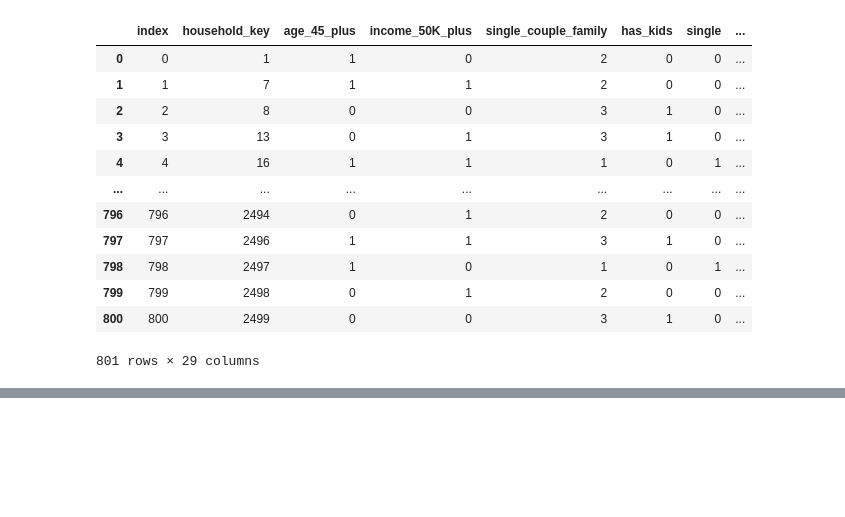
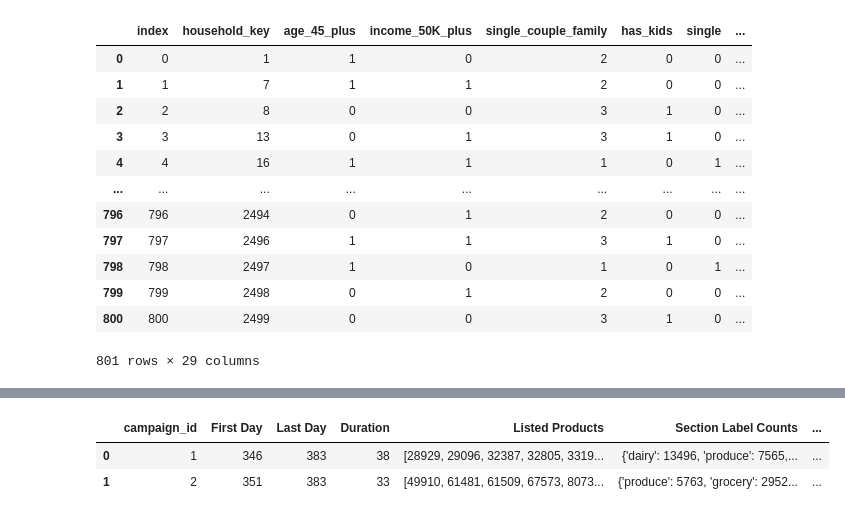
Before and after one commit to np1919/DunnHumby, a Jupyter notebook: src/ETLs.ipynb, the cells around one changed output, grey strips where cells are left out. Saved outputs shown, nothing was run; the diff lists cells and outputs as text; code cells hidden in the pictures; blank space fills up the shorter version.

```diff
--- a/src/ETLs.ipynb
+++ b/src/ETLs.ipynb
@@ -256,0 +305,11 @@ df
+# %%
+
+# this table holds both a list of products, for each campaign;
+# it's unstructured data
+df = pd.read_csv('streamlit_frontends/campaign_performance/data/campaign_summary.csv', index_col=0)
+df.reset_index(names='campaign_id', inplace=True)
+df.head(2)
+# %% [output]
+|  | campaign_id | First Day | Last Day | Duration | Listed Products | Section Label Counts | ... |
+| 0 | 1 | 346 | 383 | 38 | [28929, 29096, 32387, 32805, 3319... | {'dairy': 13496, 'produce': 7565,... | ... |
+| 1 | 2 | 351 | 383 | 33 | [49910, 61481, 61509, 67573, 8073... | {'produce': 5763, 'grocery': 2952... | ... |
```
Also changed, not shown: parts of 23 cells of this notebook, 48 other files.
